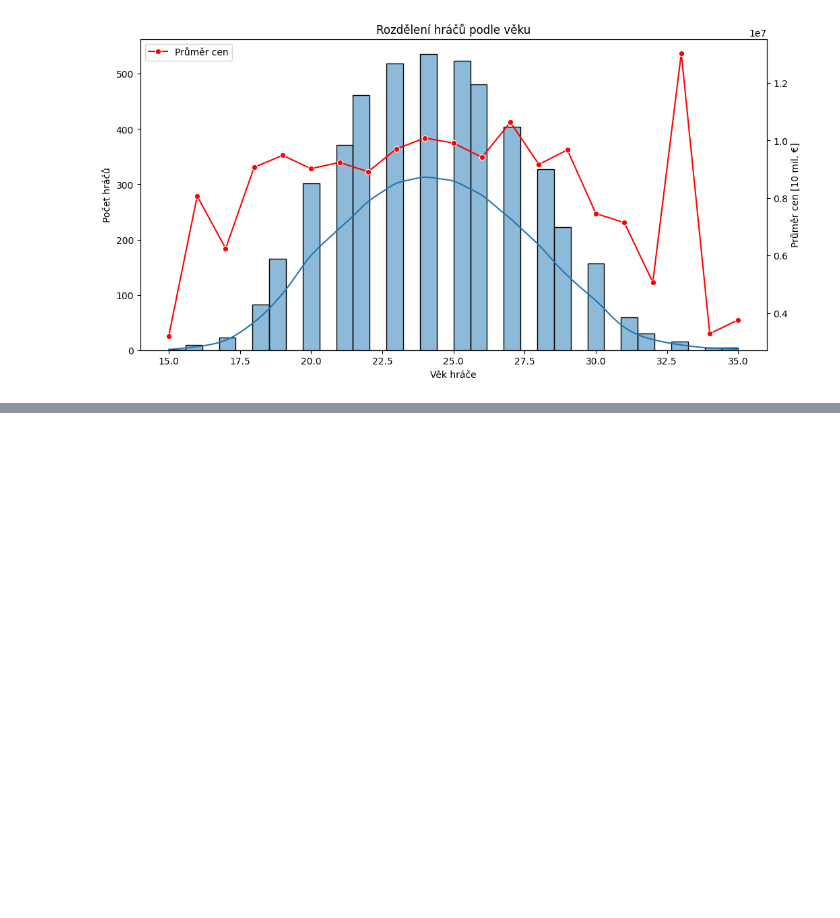
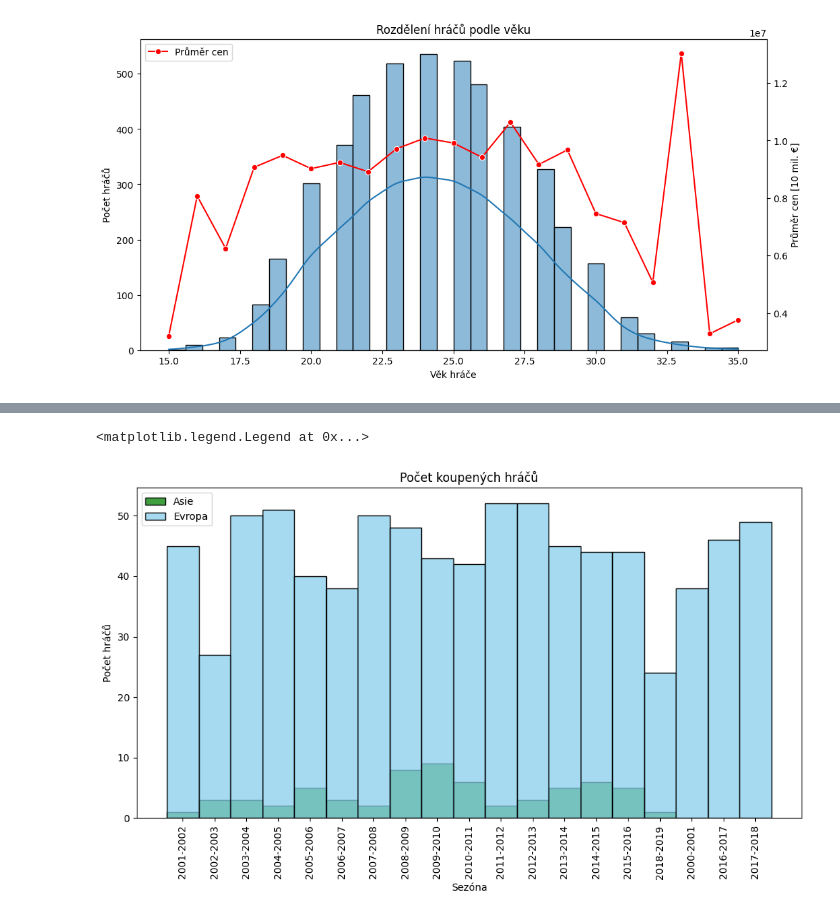
Before and after one commit to LuciaBern/Data_scientist, a Jupyter notebook: Ukol.ipynb, the cells around one changed output, grey strips where cells are left out. Drawn from its saved outputs; the diff is of its cells as text; code cells hidden in the pictures; blank space fills up the shorter version.

```diff
--- a/Ukol.ipynb
+++ b/Ukol.ipynb
@@ -495,0 +537,10 @@ ax2.legend(loc='upper left')
+# %%
+plt.figure(figsize=(12, 6))
+ax1 = sns.histplot(azia_kluby['Sezóna'], color = "green", label='Asie')
+ax1.set(title='Počet koupených hráčů', xlabel='Sezóna', ylabel='Počet hráčů')
+ax1.tick_params(axis="x",rotation=90)
+ax2 = sns.histplot(top_kluby_data['Sezóna'], color = "skyblue", label='Evropa')
+plt.legend()
+# %% [output]
+<matplotlib.legend.Legend at 0x...>
+[figure, added]
```
Also changed, not shown: parts of 2 cells of this notebook.
